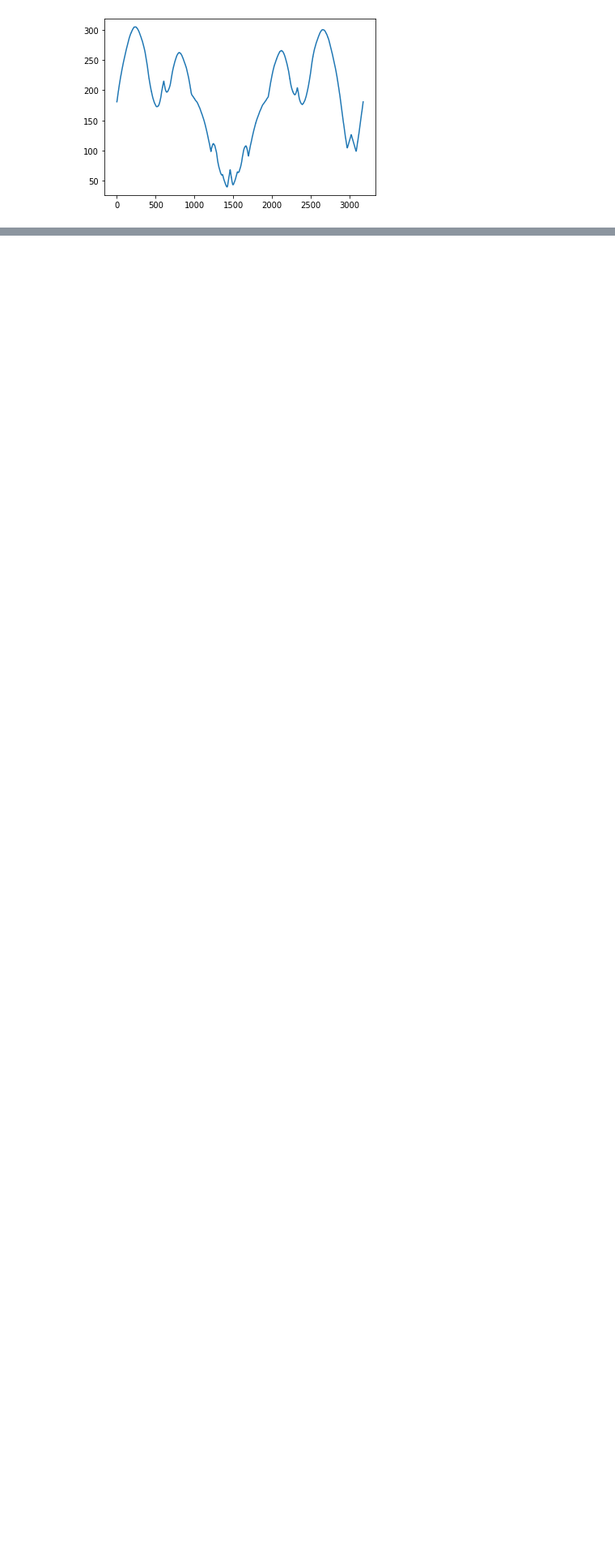
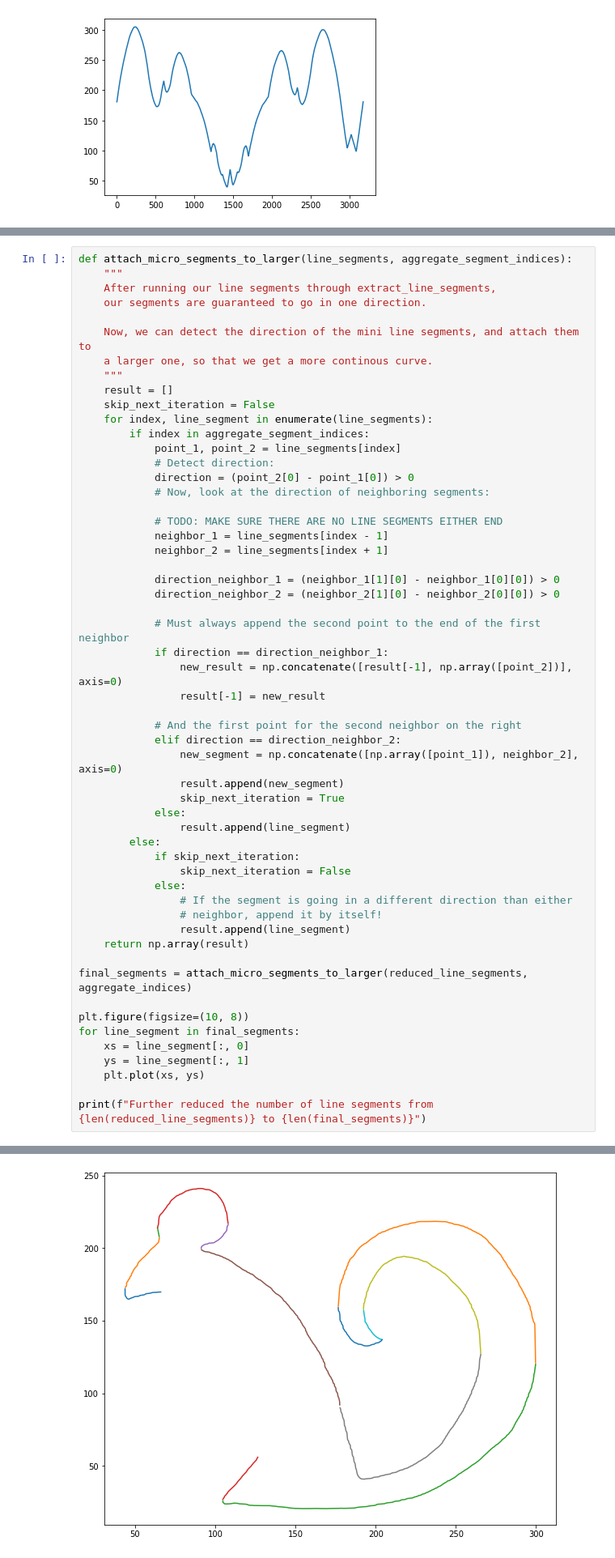
Before and after one commit to DeepFriedPollock/am_205_project, a Jupyter notebook: final_project_initial_explorations_emily.ipynb, the cells around one changed output, grey strips where cells are left out. Shown at 81% size. Drawn from its saved outputs; the diff is of its cells as text; blank space fills up the shorter version.

```diff
--- a/final_project_initial_explorations_emily.ipynb
+++ b/final_project_initial_explorations_emily.ipynb
@@ -268,0 +262,56 @@ print(len(results))
+# %%
+def attach_micro_segments_to_larger(line_segments, aggregate_segment_indices):
+    """
+    After running our line segments through extract_line_segments,
+    our segments are guaranteed to go in one direction.
+
+    Now, we can detect the direction of the mini line segments, and attach them to
+    a larger one, so that we get a more continous curve.
+    """
+    result = []
+    skip_next_iteration = False
+    for index, line_segment in enumerate(line_segments):
+        if index in aggregate_segment_indices:
+            point_1, point_2 = line_segments[index]
+            # Detect direction:
+            direction = (point_2[0] - point_1[0]) > 0
+            # Now, look at the direction of neighboring segments:
+
+            # TODO: MAKE SURE THERE ARE NO LINE SEGMENTS EITHER END
+            neighbor_1 = line_segments[index - 1]
+            neighbor_2 = line_segments[index + 1]
+
+            direction_neighbor_1 = (neighbor_1[1][0] - neighbor_1[0][0]) > 0
+            direction_neighbor_2 = (neighbor_2[1][0] - neighbor_2[0][0]) > 0
+
+            # Must always append the second point to the end of the first neighbor
+            if direction == direction_neighbor_1:
+                new_result = np.concatenate([result[-1], np.array([point_2])], axis=0)
+                result[-1] = new_result
+
+            # And the first point for the second neighbor on the right
+            elif direction == direction_neighbor_2:
+                new_segment = np.concatenate([np.array([point_1]), neighbor_2], axis=0)
+                result.append(new_segment)
+                skip_next_iteration = True
+            else:
+                result.append(line_segment)
+        else:
+            if skip_next_iteration:
+                skip_next_iteration = False
+            else:
+                # If the segment is going in a different direction than either
+                # neighbor, append it by itself!
+                result.append(line_segment)
+    return np.array(result)
+
+final_segments = attach_micro_segments_to_larger(reduced_line_segments, aggregate_indices)
+
+plt.figure(figsize=(10, 8))
+for line_segment in final_segments:
+    xs = line_segment[:, 0]
+    ys = line_segment[:, 1]
+    plt.plot(xs, ys)
+
+print(f"Further reduced the number of line segments from {len(reduced_line_segments)} to {len(final_segments)}")
+# %% [output]
@@ -269,3 +319,4 @@ print(len(results))
+[figure, added]
 # %% [markdown]
 Aside from documentation of the tools used (see imports above), here are some resources
 I used as reference:
```
Also changed, not shown: parts of 2 cells of this notebook.
